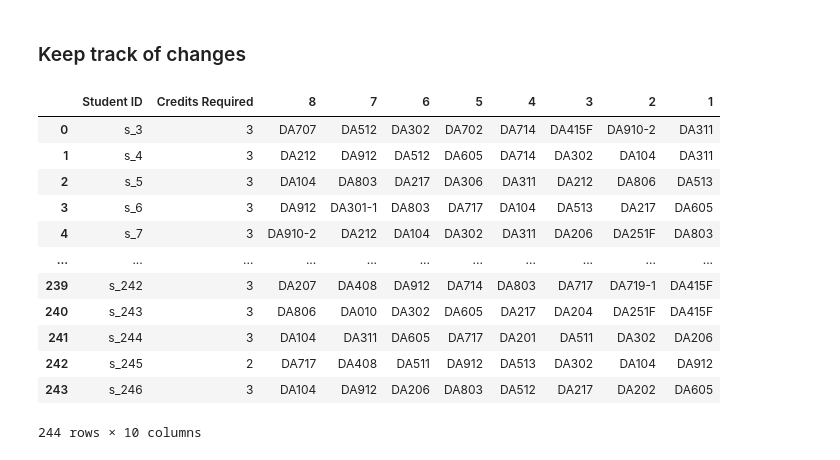
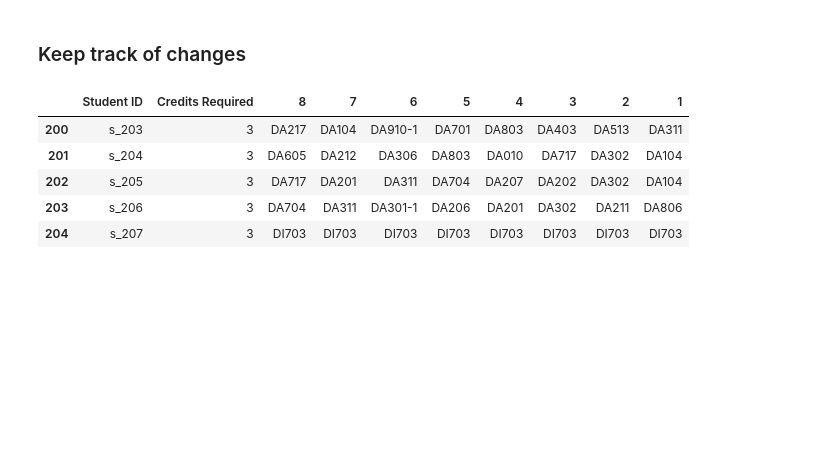
Before and after one commit to luukhf/course-time-tabling, a Jupyter notebook: Programming_project_cleaning_and_formatting.ipynb, the cells around one changed output. Saved outputs shown, nothing was run; the diff lists cells and outputs as text; code cells hidden in the pictures; blank space fills up the shorter version.

```diff
--- a/Programming_project_cleaning_and_formatting.ipynb
+++ b/Programming_project_cleaning_and_formatting.ipynb
@@ -4,8 +4,8 @@
 import numpy as np
 import pandas as pd
 # %%
-df_students_original = pd.read_excel (r'./student_project_assignment_input-1.xls', sheet_name='studenten')
-df_courses_original = pd.read_excel (r'./student_project_assignment_input-1.xls', sheet_name='assignments')
+df_students_original = pd.read_excel (r'./data/student_project_assignment_input-1.xls', sheet_name='studenten')
+df_courses_original = pd.read_excel (r'./data/student_project_assignment_input-1.xls', sheet_name='assignments')
 # %%
 df_students = df_students_original.copy()
 # %%
@@ -99,19 +100,13 @@ memory usage: 2.2+ KB
 # %% [markdown]
 ### Keep track of changes
 # %%
-df_students
+df_students.head()
+df_students.iloc[200:205]
 # %% [output]
 |  | Student ID | Credits Required | 8 | 7 | 6 | 5 | 4 | 3 | 2 | 1 |
-| 0 | s_3 | 3 | DA707 | DA512 | DA302 | DA702 | DA714 | DA415F | DA910-2 | DA311 |
-| 1 | s_4 | 3 | DA212 | DA912 | DA512 | DA605 | DA714 | DA302 | DA104 | DA311 |
-| 2 | s_5 | 3 | DA104 | DA803 | DA217 | DA306 | DA311 | DA212 | DA806 | DA513 |
-| 3 | s_6 | 3 | DA912 | DA301-1 | DA803 | DA717 | DA104 | DA513 | DA217 | DA605 |
-| 4 | s_7 | 3 | DA910-2 | DA212 | DA104 | DA302 | DA311 | DA206 | DA251F | DA803 |
-| ... | ... | ... | ... | ... | ... | ... | ... | ... | ... | ... |
-| 239 | s_242 | 3 | DA207 | DA408 | DA912 | DA714 | DA803 | DA717 | DA719-1 | DA415F |
-| 240 | s_243 | 3 | DA806 | DA010 | DA302 | DA605 | DA217 | DA204 | DA251F | DA415F |
-| 241 | s_244 | 3 | DA104 | DA311 | DA605 | DA717 | DA201 | DA511 | DA302 | DA206 |
-| 242 | s_245 | 2 | DA717 | DA408 | DA511 | DA912 | DA513 | DA302 | DA104 | DA912 |
-| 243 | s_246 | 3 | DA104 | DA912 | DA206 | DA803 | DA512 | DA217 | DA202 | DA605 |
+| 200 | s_203 | 3 | DA217 | DA104 | DA910-1 | DA701 | DA803 | DA403 | DA513 | DA311 |
+| 201 | s_204 | 3 | DA605 | DA212 | DA306 | DA803 | DA010 | DA717 | DA302 | DA104 |
+| 202 | s_205 | 3 | DA717 | DA201 | DA311 | DA704 | DA207 | DA202 | DA302 | DA104 |
+| 203 | s_206 | 3 | DA704 | DA311 | DA301-1 | DA206 | DA201 | DA302 | DA211 | DA806 |
+| 204 | s_207 | 3 | DI703 | DI703 | DI703 | DI703 | DI703 | DI703 | DI703 | DI703 |
-244 rows × 10 columns
 # %%
```
Also changed, not shown: parts of 10 cells of this notebook, 1 other file.
